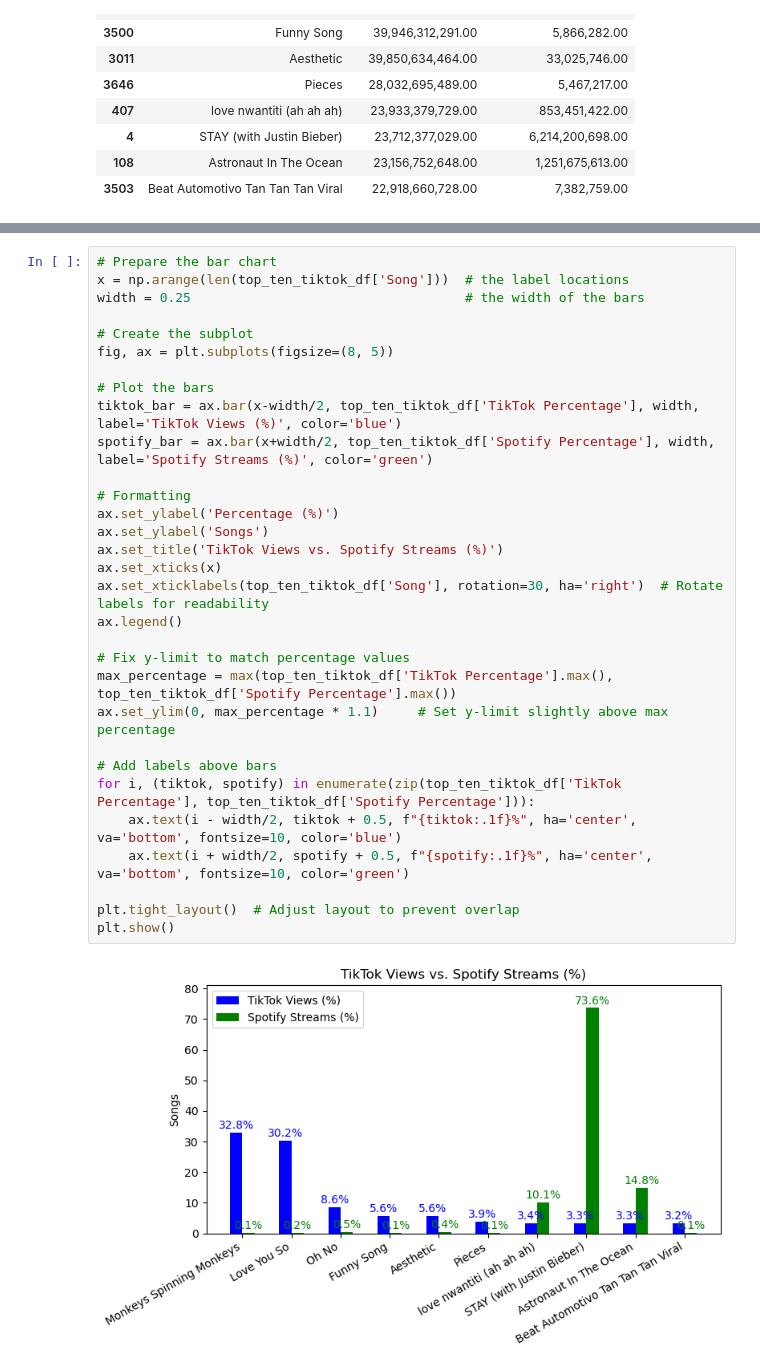
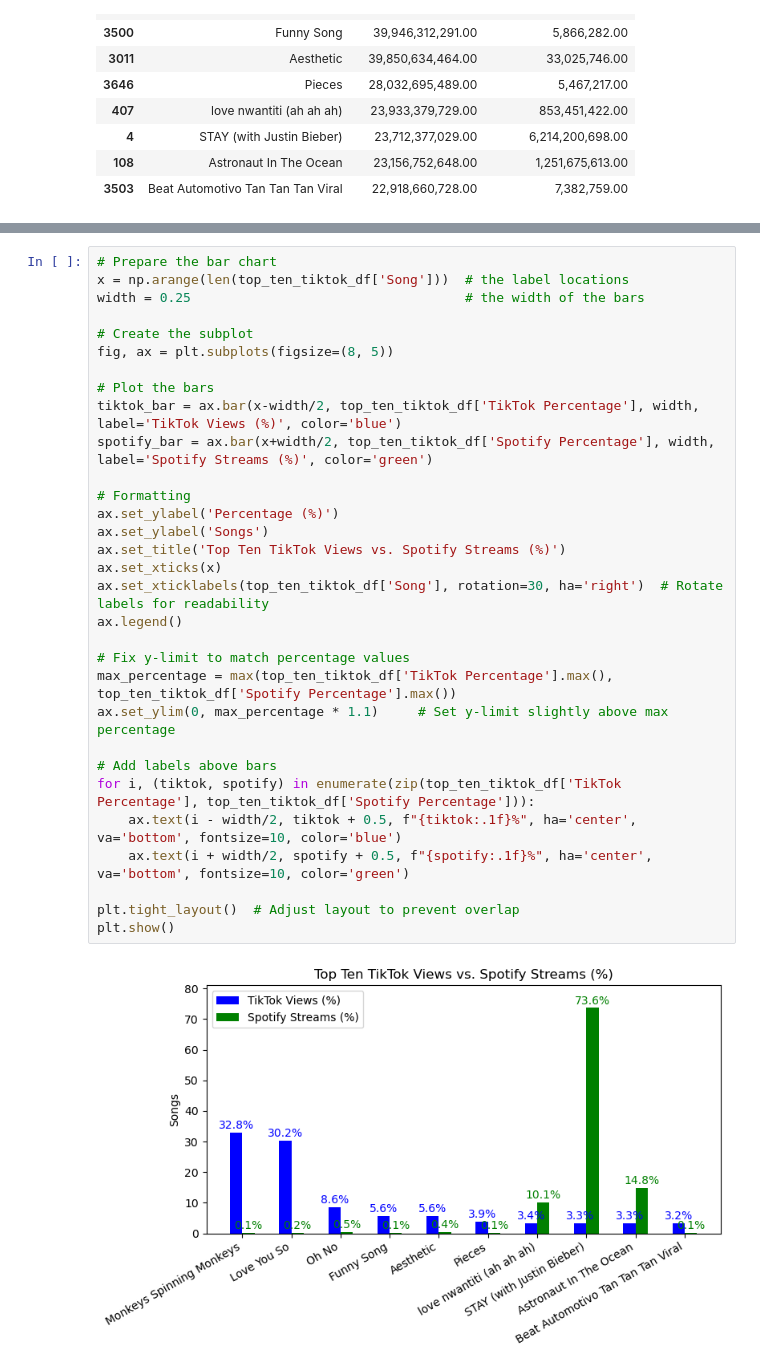
Before and after one commit to qstibbins/project-1, a Jupyter notebook: data.ipynb, the cells around one changed output, grey strips where cells are left out. Saved outputs shown, nothing was run; the diff lists cells and outputs as text.

```diff
--- a/data.ipynb
+++ b/data.ipynb
@@ -259,32 +259,32 @@ formatted_ten_tiktok_df
 # Prepare the bar chart
 x = np.arange(len(top_ten_tiktok_df['Song']))  # the label locations
 width = 0.25                                   # the width of the bars
 
 # Create the subplot
 fig, ax = plt.subplots(figsize=(8, 5))
 
 # Plot the bars
 tiktok_bar = ax.bar(x-width/2, top_ten_tiktok_df['TikTok Percentage'], width, label='TikTok Views (%)', color='blue')
 spotify_bar = ax.bar(x+width/2, top_ten_tiktok_df['Spotify Percentage'], width, label='Spotify Streams (%)', color='green')
 
 # Formatting
 ax.set_ylabel('Percentage (%)')
 ax.set_ylabel('Songs')
-ax.set_title('TikTok Views vs. Spotify Streams (%)')
+ax.set_title('Top Ten TikTok Views vs. Spotify Streams (%)')
 ax.set_xticks(x)
 ax.set_xticklabels(top_ten_tiktok_df['Song'], rotation=30, ha='right')  # Rotate labels for readability
 ax.legend()
 
 # Fix y-limit to match percentage values
 max_percentage = max(top_ten_tiktok_df['TikTok Percentage'].max(), top_ten_tiktok_df['Spotify Percentage'].max())
 ax.set_ylim(0, max_percentage * 1.1)     # Set y-limit slightly above max percentage
 
 # Add labels above bars
 for i, (tiktok, spotify) in enumerate(zip(top_ten_tiktok_df['TikTok Percentage'], top_ten_tiktok_df['Spotify Percentage'])):
     ax.text(i - width/2, tiktok + 0.5, f"{tiktok:.1f}%", ha='center', va='bottom', fontsize=10, color='blue')
     ax.text(i + width/2, spotify + 0.5, f"{spotify:.1f}%", ha='center', va='bottom', fontsize=10, color='green')
 
 plt.tight_layout()  # Adjust layout to prevent overlap
 plt.show()
 # %% [output]
-[figure, old version]
+[figure, new version]
```
Also changed, not shown: parts of 1 cell of this notebook.
